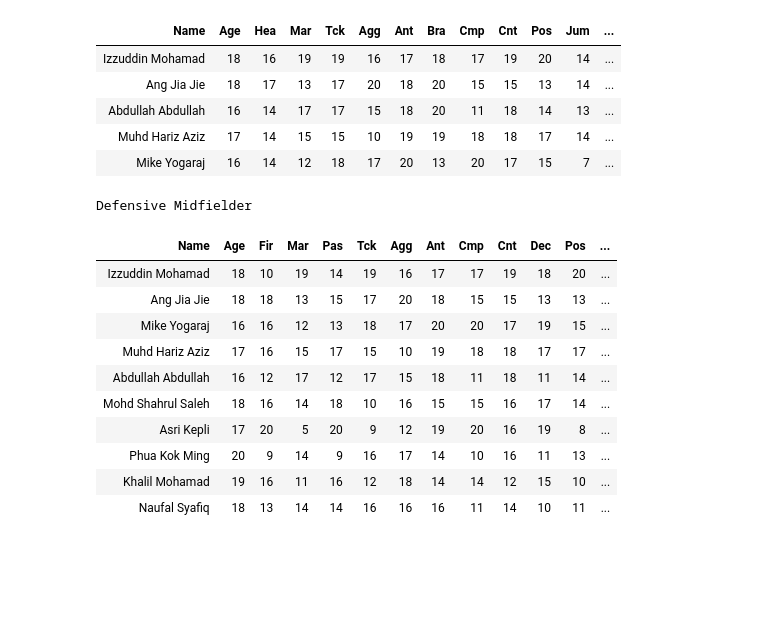
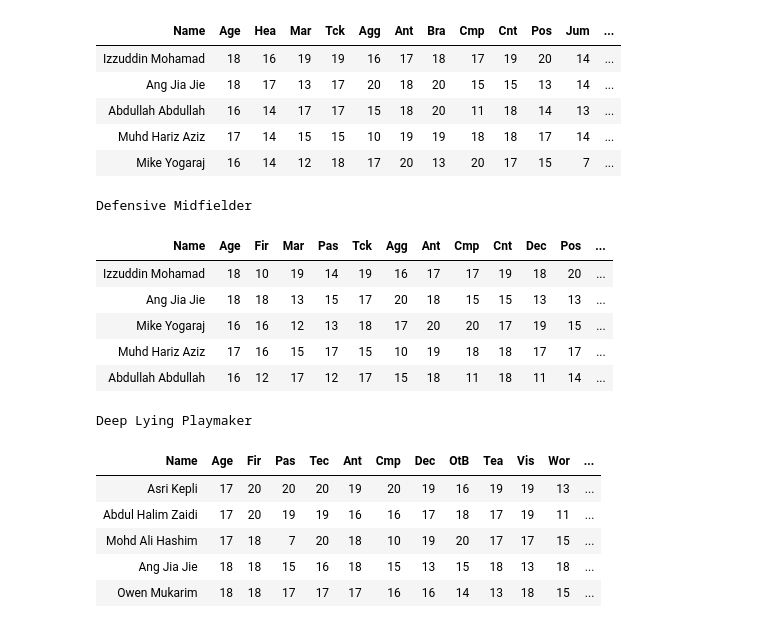
Before and after one commit to GarethSRGKZY/Football_Manager, a Jupyter notebook: fm24_attributes.ipynb, the cells around one changed output. Saved outputs shown, nothing was run; the diff lists cells and outputs as text; code cells hidden in the pictures; blank space fills up the shorter version.

```diff
--- a/fm24_attributes.ipynb
+++ b/fm24_attributes.ipynb
@@ -243,18 +243,26 @@ No-Nonsense Centre Back
 # %%
 print("Defensive Midfielder")
 sorted_dm = defensive_midfielder.sort_values(by='Defensive Midfielder', ascending=False)
-sorted_dm.head(10).style.hide(axis='index')\
+sorted_dm.head(5).style.hide(axis='index')\
     .background_gradient(cmap='GnBu')
 # %% [output]
 Defensive Midfielder
 | Name | Age | Fir | Mar | Pas | Tck | Agg | Ant | Cmp | Cnt | Dec | Pos | ... |
 | Izzuddin Mohamad | 18 | 10 | 19 | 14 | 19 | 16 | 17 | 17 | 19 | 18 | 20 | ... |
 | Ang Jia Jie | 18 | 18 | 13 | 15 | 17 | 20 | 18 | 15 | 15 | 13 | 13 | ... |
 | Mike Yogaraj | 16 | 16 | 12 | 13 | 18 | 17 | 20 | 20 | 17 | 19 | 15 | ... |
 | Muhd Hariz Aziz | 17 | 16 | 15 | 17 | 15 | 10 | 19 | 18 | 18 | 17 | 17 | ... |
 | Abdullah Abdullah | 16 | 12 | 17 | 12 | 17 | 15 | 18 | 11 | 18 | 11 | 14 | ... |
-| Mohd Shahrul Saleh | 18 | 16 | 14 | 18 | 10 | 16 | 15 | 15 | 16 | 17 | 14 | ... |
-| Asri Kepli | 17 | 20 | 5 | 20 | 9 | 12 | 19 | 20 | 16 | 19 | 8 | ... |
-| Phua Kok Ming | 20 | 9 | 14 | 9 | 16 | 17 | 14 | 10 | 16 | 11 | 13 | ... |
-| Khalil Mohamad | 19 | 16 | 11 | 16 | 12 | 18 | 14 | 14 | 12 | 15 | 10 | ... |
-| Naufal Syafiq | 18 | 13 | 14 | 14 | 16 | 16 | 16 | 11 | 14 | 10 | 11 | ... |
+# %%
+print("Deep Lying Playmaker")
+sorted_dm = deep_lying_playmaker.sort_values(by='Deep-Lying Playmaker', ascending=False)
+sorted_dm.head(5).style.hide(axis='index')\
+    .background_gradient(cmap='GnBu')
+# %% [output]
+Deep Lying Playmaker
+| Name | Age | Fir | Pas | Tec | Ant | Cmp | Dec | OtB | Tea | Vis | Wor | ... |
+| Asri Kepli | 17 | 20 | 20 | 20 | 19 | 20 | 19 | 16 | 19 | 19 | 13 | ... |
+| Abdul Halim Zaidi | 17 | 20 | 19 | 19 | 16 | 16 | 17 | 18 | 17 | 19 | 11 | ... |
+| Mohd Ali Hashim | 17 | 18 | 7 | 20 | 18 | 10 | 19 | 20 | 17 | 17 | 15 | ... |
+| Ang Jia Jie | 18 | 18 | 15 | 16 | 18 | 15 | 13 | 15 | 18 | 13 | 18 | ... |
+| Owen Mukarim | 18 | 18 | 17 | 17 | 17 | 16 | 16 | 14 | 13 | 18 | 15 | ... |
```
Also changed, not shown: parts of 1 cell of this notebook.
